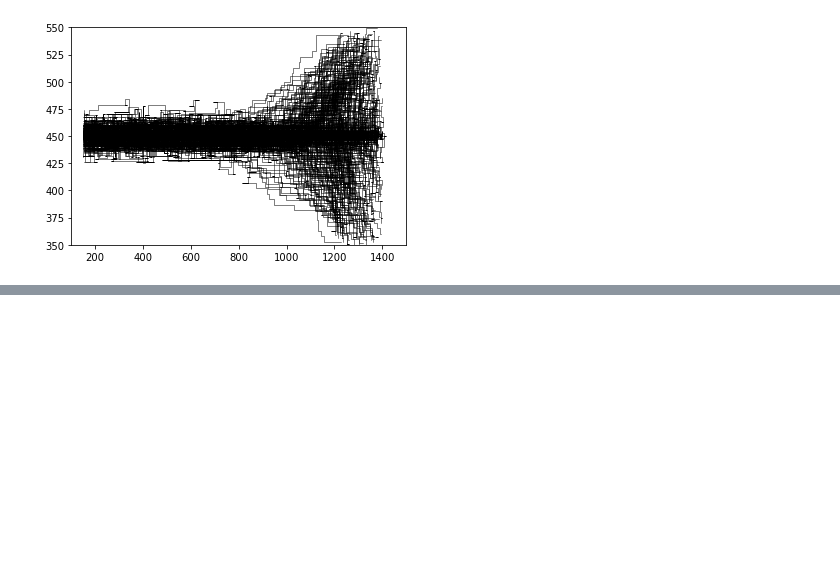
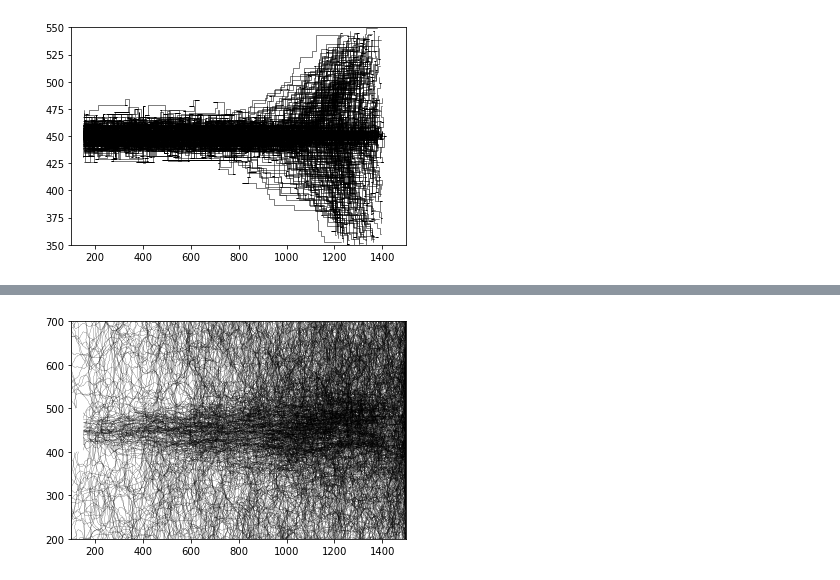
Before and after one commit to niragkadakia/odor-plume-reinforcement-learning, a Jupyter notebook: centerline.ipynb, the cells around one changed output, grey strips where cells are left out. Cells and saved outputs as stored; diff of their text form; code cells hidden in the pictures; blank space fills up the shorter version.

```diff
--- a/centerline.ipynb
+++ b/centerline.ipynb
@@ -510,0 +368,8 @@ plt.show()
+# %%
+for iW in range(a.num_walkers):
+    plt.plot(xs[:path_lengths[iW], iW], ys[:path_lengths[iW], iW], color='k', lw=0.2)
+plt.xlim(100, 1500)
+plt.ylim(450 - 250, 450 + 250)
+plt.show()
+# %% [output]
+[figure, added]
```
Also changed, not shown: parts of 17 cells of this notebook, 1 other file.
